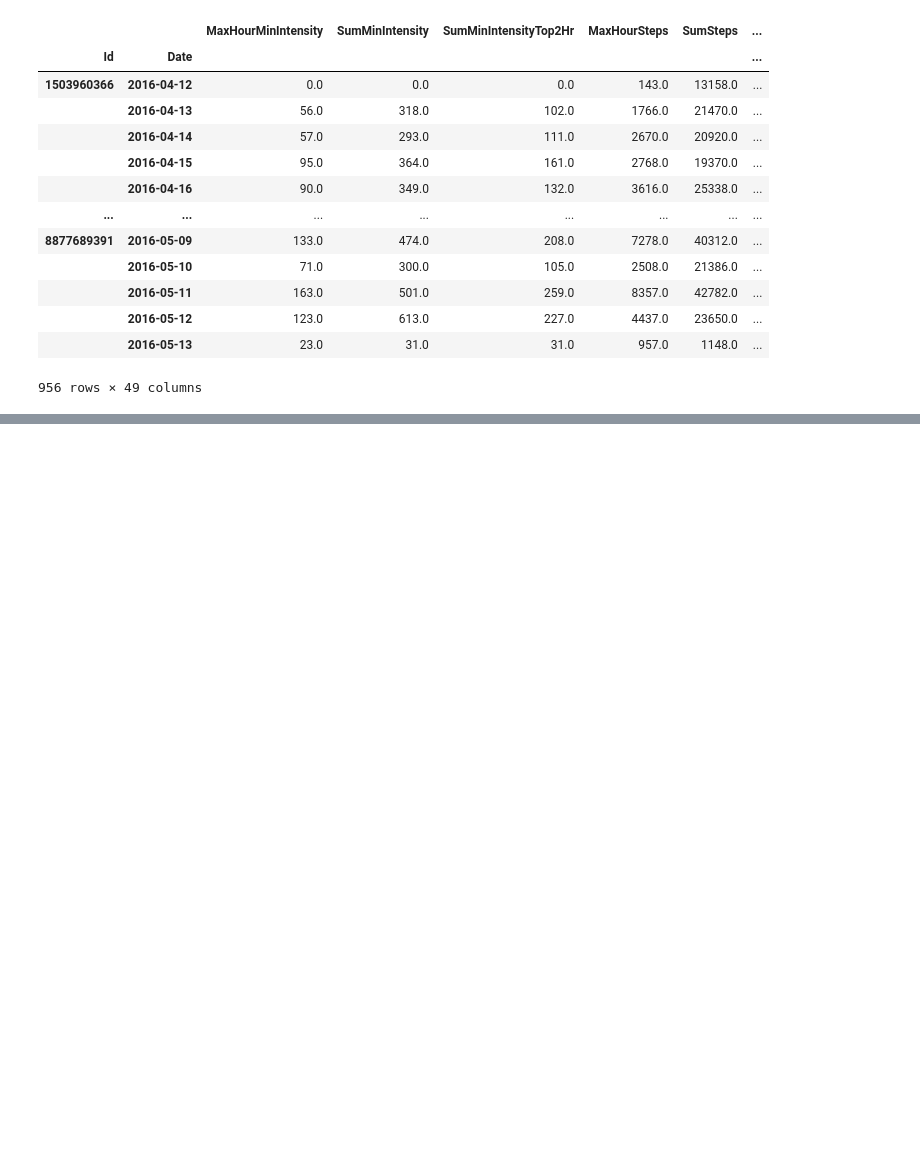
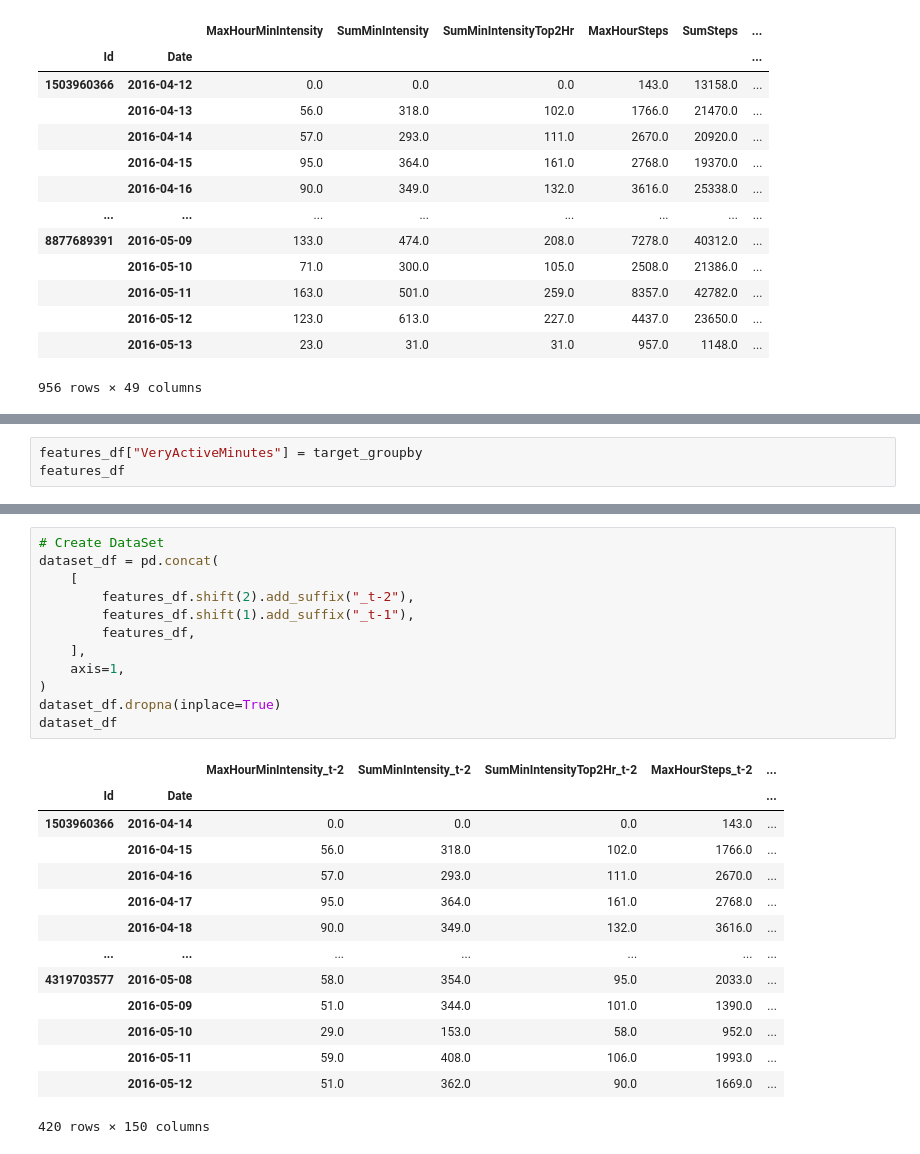
Before and after one commit to adamkhakhar/fitbit, a Jupyter notebook: Data_Wrangling.ipynb, the cells around one changed output, grey strips where cells are left out. Saved outputs shown, nothing was run; the diff lists cells and outputs as text; blank space fills up the shorter version.

Commit message:
datawrangling to dataset

```diff
--- a/Data_Wrangling.ipynb
+++ b/Data_Wrangling.ipynb
@@ -742,0 +746,3 @@ features_df
+# %%
+features_df["VeryActiveMinutes"] = target_groupby
+features_df
@@ -742,0 +764,27 @@ features_df
+# %%
+# Create DataSet
+dataset_df = pd.concat(
+    [
+        features_df.shift(2).add_suffix("_t-2"),
+        features_df.shift(1).add_suffix("_t-1"),
+        features_df,
+    ],
+    axis=1,
+)
+dataset_df.dropna(inplace=True)
+dataset_df
+# %% [output]
+|  |  | MaxHourMinIntensity_t-2 | SumMinIntensity_t-2 | SumMinIntensityTop2Hr_t-2 | MaxHourSteps_t-2 | ... |
+| Id | Date |  |  |  |  | ... |
+| 1503960366 | 2016-04-14 | 0.0 | 0.0 | 0.0 | 143.0 | ... |
+|  | 2016-04-15 | 56.0 | 318.0 | 102.0 | 1766.0 | ... |
+|  | 2016-04-16 | 57.0 | 293.0 | 111.0 | 2670.0 | ... |
+|  | 2016-04-17 | 95.0 | 364.0 | 161.0 | 2768.0 | ... |
+|  | 2016-04-18 | 90.0 | 349.0 | 132.0 | 3616.0 | ... |
+| ... | ... | ... | ... | ... | ... | ... |
+| 4319703577 | 2016-05-08 | 58.0 | 354.0 | 95.0 | 2033.0 | ... |
+|  | 2016-05-09 | 51.0 | 344.0 | 101.0 | 1390.0 | ... |
+|  | 2016-05-10 | 29.0 | 153.0 | 58.0 | 952.0 | ... |
+|  | 2016-05-11 | 59.0 | 408.0 | 106.0 | 1993.0 | ... |
+|  | 2016-05-12 | 51.0 | 362.0 | 90.0 | 1669.0 | ... |
+420 rows × 150 columns
```
Also changed, not shown: parts of 8 cells of this notebook.
